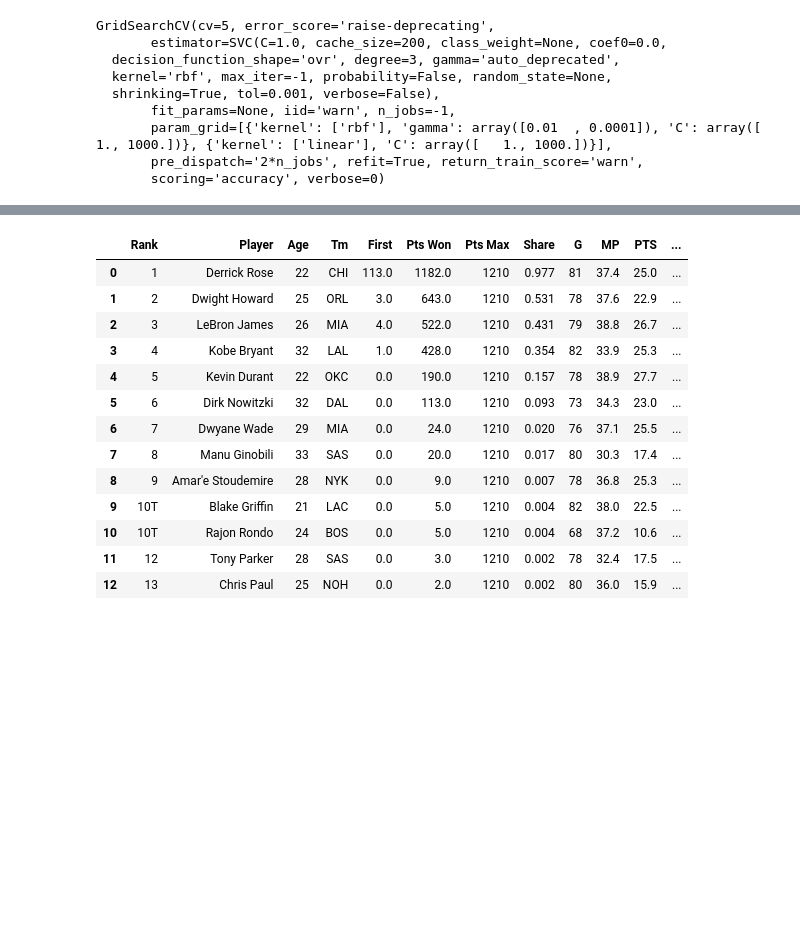
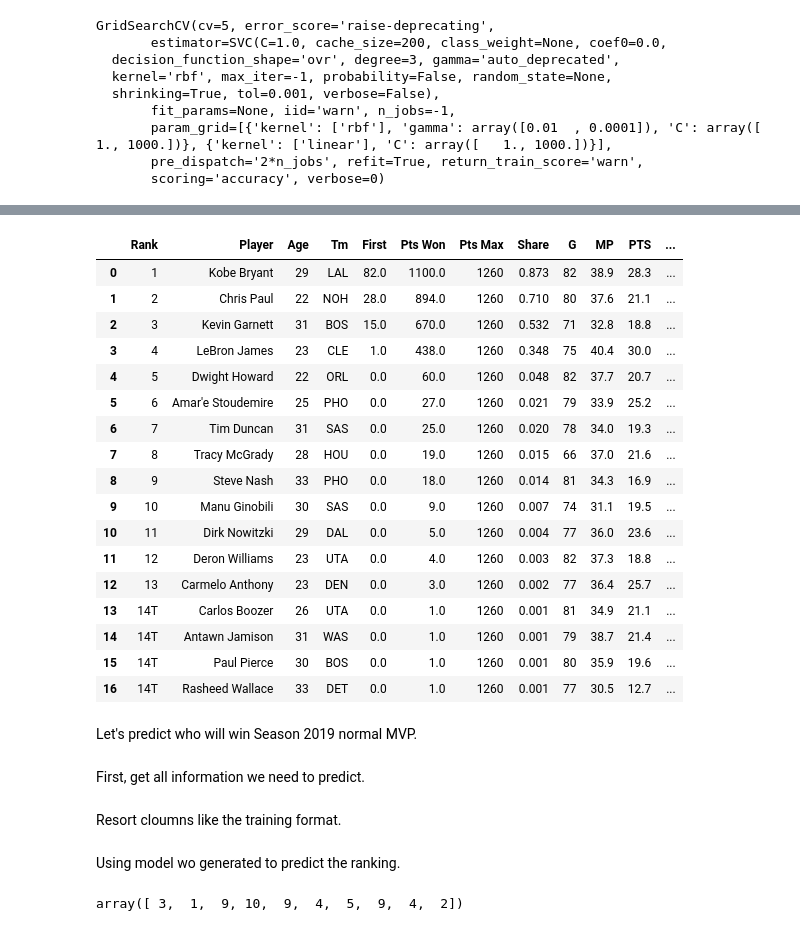
Before and after one commit to sobyl/NBA_Prediction, a Jupyter notebook: final.ipynb, the cells around one changed output, grey strips where cells are left out. Cells and saved outputs as stored; diff of their text form; code cells hidden in the pictures; blank space fills up the shorter version.

```diff
--- a/final.ipynb
+++ b/final.ipynb
@@ -783,17 +780,25 @@ array([ 1,  2,  2,  4,  8,  6,  7,  8,  9, 10, 17, 12, 13])
 # %%
-MVP_voting[2011]
+MVP_voting[2008]
 # %% [output]
 |  | Rank | Player | Age | Tm | First | Pts Won | Pts Max | Share | G | MP | PTS | ... |
-| 0 | 1 | Derrick Rose | 22 | CHI | 113.0 | 1182.0 | 1210 | 0.977 | 81 | 37.4 | 25.0 | ... |
-| 1 | 2 | Dwight Howard | 25 | ORL | 3.0 | 643.0 | 1210 | 0.531 | 78 | 37.6 | 22.9 | ... |
-| 2 | 3 | LeBron James | 26 | MIA | 4.0 | 522.0 | 1210 | 0.431 | 79 | 38.8 | 26.7 | ... |
-| 3 | 4 | Kobe Bryant | 32 | LAL | 1.0 | 428.0 | 1210 | 0.354 | 82 | 33.9 | 25.3 | ... |
-| 4 | 5 | Kevin Durant | 22 | OKC | 0.0 | 190.0 | 1210 | 0.157 | 78 | 38.9 | 27.7 | ... |
-| 5 | 6 | Dirk Nowitzki | 32 | DAL | 0.0 | 113.0 | 1210 | 0.093 | 73 | 34.3 | 23.0 | ... |
-| 6 | 7 | Dwyane Wade | 29 | MIA | 0.0 | 24.0 | 1210 | 0.020 | 76 | 37.1 | 25.5 | ... |
-| 7 | 8 | Manu Ginobili | 33 | SAS | 0.0 | 20.0 | 1210 | 0.017 | 80 | 30.3 | 17.4 | ... |
-| 8 | 9 | Amar'e Stoudemire | 28 | NYK | 0.0 | 9.0 | 1210 | 0.007 | 78 | 36.8 | 25.3 | ... |
-| 9 | 10T | Blake Griffin | 21 | LAC | 0.0 | 5.0 | 1210 | 0.004 | 82 | 38.0 | 22.5 | ... |
-| 10 | 10T | Rajon Rondo | 24 | BOS | 0.0 | 5.0 | 1210 | 0.004 | 68 | 37.2 | 10.6 | ... |
-| 11 | 12 | Tony Parker | 28 | SAS | 0.0 | 3.0 | 1210 | 0.002 | 78 | 32.4 | 17.5 | ... |
-| 12 | 13 | Chris Paul | 25 | NOH | 0.0 | 2.0 | 1210 | 0.002 | 80 | 36.0 | 15.9 | ... |
+| 0 | 1 | Kobe Bryant | 29 | LAL | 82.0 | 1100.0 | 1260 | 0.873 | 82 | 38.9 | 28.3 | ... |
+| 1 | 2 | Chris Paul | 22 | NOH | 28.0 | 894.0 | 1260 | 0.710 | 80 | 37.6 | 21.1 | ... |
+| 2 | 3 | Kevin Garnett | 31 | BOS | 15.0 | 670.0 | 1260 | 0.532 | 71 | 32.8 | 18.8 | ... |
+| 3 | 4 | LeBron James | 23 | CLE | 1.0 | 438.0 | 1260 | 0.348 | 75 | 40.4 | 30.0 | ... |
+| 4 | 5 | Dwight Howard | 22 | ORL | 0.0 | 60.0 | 1260 | 0.048 | 82 | 37.7 | 20.7 | ... |
+| 5 | 6 | Amar'e Stoudemire | 25 | PHO | 0.0 | 27.0 | 1260 | 0.021 | 79 | 33.9 | 25.2 | ... |
+| 6 | 7 | Tim Duncan | 31 | SAS | 0.0 | 25.0 | 1260 | 0.020 | 78 | 34.0 | 19.3 | ... |
+| 7 | 8 | Tracy McGrady | 28 | HOU | 0.0 | 19.0 | 1260 | 0.015 | 66 | 37.0 | 21.6 | ... |
+| 8 | 9 | Steve Nash | 33 | PHO | 0.0 | 18.0 | 1260 | 0.014 | 81 | 34.3 | 16.9 | ... |
+| 9 | 10 | Manu Ginobili | 30 | SAS | 0.0 | 9.0 | 1260 | 0.007 | 74 | 31.1 | 19.5 | ... |
+| 10 | 11 | Dirk Nowitzki | 29 | DAL | 0.0 | 5.0 | 1260 | 0.004 | 77 | 36.0 | 23.6 | ... |
+| 11 | 12 | Deron Williams | 23 | UTA | 0.0 | 4.0 | 1260 | 0.003 | 82 | 37.3 | 18.8 | ... |
+| 12 | 13 | Carmelo Anthony | 23 | DEN | 0.0 | 3.0 | 1260 | 0.002 | 77 | 36.4 | 25.7 | ... |
+| 13 | 14T | Carlos Boozer | 26 | UTA | 0.0 | 1.0 | 1260 | 0.001 | 81 | 34.9 | 21.1 | ... |
+| 14 | 14T | Antawn Jamison | 31 | WAS | 0.0 | 1.0 | 1260 | 0.001 | 79 | 38.7 | 21.4 | ... |
+| 15 | 14T | Paul Pierce | 30 | BOS | 0.0 | 1.0 | 1260 | 0.001 | 80 | 35.9 | 19.6 | ... |
+| 16 | 14T | Rasheed Wallace | 33 | DET | 0.0 | 1.0 | 1260 | 0.001 | 77 | 30.5 | 12.7 | ... |
+# %% [markdown]
+Let's predict who will win Season 2019 normal MVP.
+# %% [markdown]
+First, get all information we need to predict.
@@ -799,0 +820,2 @@ MVP_voting[2011]
+# %% [markdown]
+Resort cloumns like the training format.
@@ -799,0 +824,2 @@ MVP_voting[2011]
+# %% [markdown]
+Using model wo generated to predict the ranking.
@@ -799,0 +828,4 @@ MVP_voting[2011]
+# %%
+clf.predict(predict_2019)
+# %% [output]
+array([ 3,  1,  9, 10,  9,  4,  5,  9,  4,  2])
```
Also changed, not shown: parts of 21 cells of this notebook.
